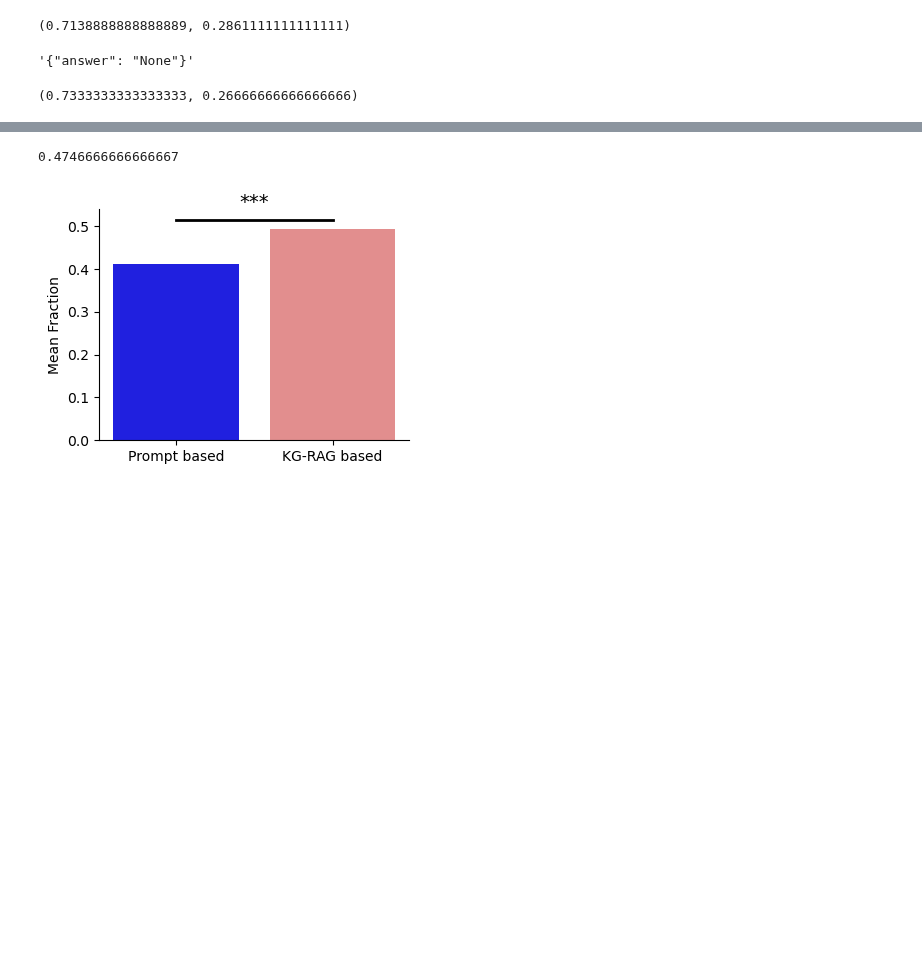
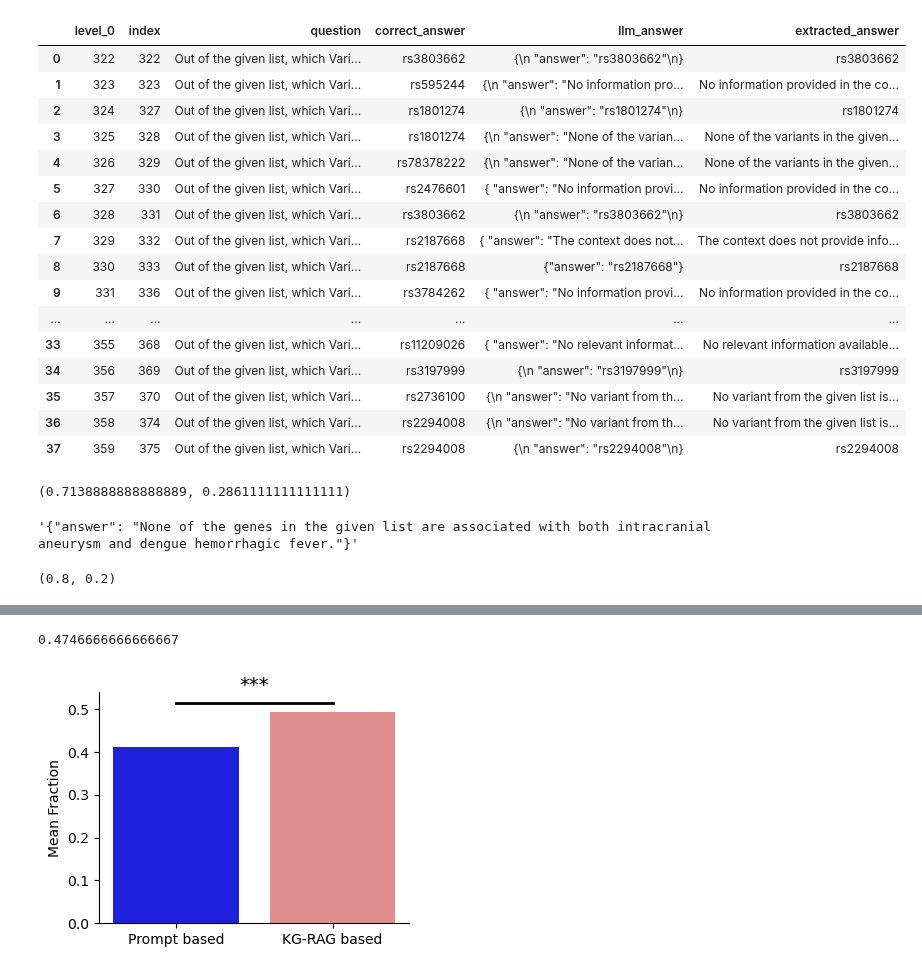
Before and after one commit to BaranziniLab/KG_RAG, a Jupyter notebook: codes/llm_notebooks/analysis/test_questions_mcq_response_comparative_analysys_llama.ipynb, the cells around one changed output, grey strips where cells are left out. Cells and saved outputs as stored; diff of their text form; code cells hidden in the pictures; blank space fills up the shorter version.

```diff
--- a/codes/llm_notebooks/analysis/test_questions_mcq_response_comparative_analysys_llama.ipynb
+++ b/codes/llm_notebooks/analysis/test_questions_mcq_response_comparative_analysys_llama.ipynb
@@ -49,26 +49,47 @@ if rag_response_df_paranthesis_split.shape[0] > 0:
 
 prompt_response_df = prompt_response_df[~prompt_response_df.correct_answer.str.contains("ClinVarVariant")].reset_index()
 rag_response_df = rag_response_df[~rag_response_df.correct_answer.str.contains("ClinVarVariant")].reset_index()
-# %%
-prompt_response_df[prompt_response_df.correct_answer != prompt_response_df.extracted_answer]
-
-evaluate(prompt_response_df)
-# prompt_response_df[prompt_response_df.extracted_answer == "None"]
-
-# prompt_response_df.iloc[50].question
-# %% [output]
-(0.7138888888888889, 0.2861111111111111)
-# %%
-rag_response_df.loc[:, "total_ans"] = rag_response_df.extracted_answer.apply(lambda x:len(x.split(",")))
-rag_response_df[rag_response_df.total_ans > 1].tail(50)
-
-rag_response_df.iloc[176].llm_answer
-# %% [output]
-'{"answer": "None"}'
-# %%
-evaluate(prompt_response_df_sample)
-# %% [output]
-(0.7333333333333333, 0.26666666666666666)
+# %%
+rag_response_df_ = rag_response_df[rag_response_df.question.str.contains("Variant")].reset_index()
+rag_response_df_
+# %% [output]
+|  | level_0 | index | question | correct_answer | llm_answer | extracted_answer |
+| 0 | 322 | 322 | Out of the given list, which Vari... | rs3803662 | {\n "answer": "rs3803662"\n} | rs3803662 |
+| 1 | 323 | 323 | Out of the given list, which Vari... | rs595244 | {\n "answer": "No information pro... | No information provided in the co... |
+| 2 | 324 | 327 | Out of the given list, which Vari... | rs1801274 | {\n "answer": "rs1801274"\n} | rs1801274 |
+| 3 | 325 | 328 | Out of the given list, which Vari... | rs1801274 | {\n "answer": "None of the varian... | None of the variants in the given... |
+| 4 | 326 | 329 | Out of the given list, which Vari... | rs78378222 | {\n "answer": "None of the varian... | None of the variants in the given... |
+| 5 | 327 | 330 | Out of the given list, which Vari... | rs2476601 | { "answer": "No information provi... | No information provided in the co... |
+| 6 | 328 | 331 | Out of the given list, which Vari... | rs3803662 | {\n "answer": "rs3803662"\n} | rs3803662 |
+| 7 | 329 | 332 | Out of the given list, which Vari... | rs2187668 | { "answer": "The context does not... | The context does not provide info... |
+| 8 | 330 | 333 | Out of the given list, which Vari... | rs2187668 | {"answer": "rs2187668"} | rs2187668 |
+| 9 | 331 | 336 | Out of the given list, which Vari... | rs3784262 | { "answer": "No information provi... | No information provided in the co... |
+| ... | ... | ... | ... | ... | ... | ... |
+| 33 | 355 | 368 | Out of the given list, which Vari... | rs11209026 | { "answer": "No relevant informat... | No relevant information available... |
+| 34 | 356 | 369 | Out of the given list, which Vari... | rs3197999 | {\n "answer": "rs3197999"\n} | rs3197999 |
+| 35 | 357 | 370 | Out of the given list, which Vari... | rs2736100 | {\n "answer": "No variant from th... | No variant from the given list is... |
+| 36 | 358 | 374 | Out of the given list, which Vari... | rs2294008 | {\n "answer": "No variant from th... | No variant from the given list is... |
+| 37 | 359 | 375 | Out of the given list, which Vari... | rs2294008 | {\n "answer": "rs2294008"\n} | rs2294008 |
+# %%
+prompt_response_df[prompt_response_df.correct_answer != prompt_response_df.extracted_answer]
+
+evaluate(prompt_response_df)
+# prompt_response_df[prompt_response_df.extracted_answer == "None"]
+
+# prompt_response_df.iloc[50].question
+# %% [output]
+(0.7138888888888889, 0.2861111111111111)
+# %%
+rag_response_df.loc[:, "total_ans"] = rag_response_df.extracted_answer.apply(lambda x:len(x.split(",")))
+rag_response_df[rag_response_df.total_ans > 1].tail(50)
+
+rag_response_df.iloc[176].llm_answer
+# %% [output]
+'{"answer": "None of the genes in the given list are associated with both intracranial aneurysm and dengue hemorrhagic fever."}'
+# %%
+evaluate(prompt_response_df_sample)
+# %% [output]
+(0.8, 0.2)
 # %%
 def evaluate(df):
     correct = df[df.correct_answer == df.extracted_answer]
```
Also changed, not shown: parts of 1 cell of this notebook, 2 other files.
